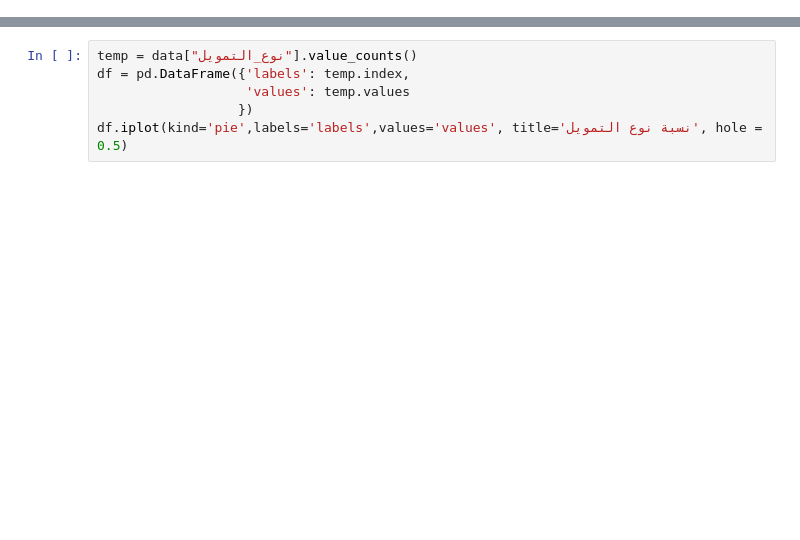
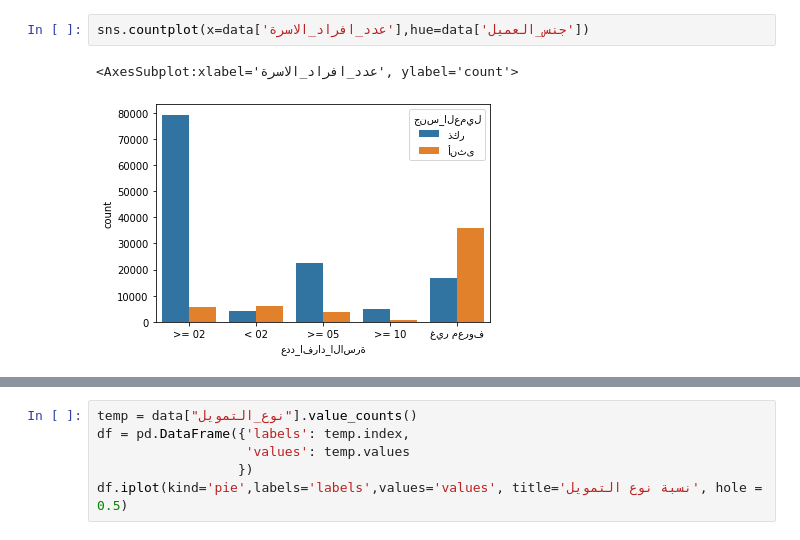
Before and after one commit to aeprogress/gov_banking_eda, a Jupyter notebook: src/lina_eda.ipynb, the cells around one changed output, grey strips where cells are left out. Cells and saved outputs as stored; diff of their text form; blank space fills up the shorter version.

```diff
--- a/src/lina_eda.ipynb
+++ b/src/lina_eda.ipynb
@@ -38 +79,6 @@ ax = sns.distplot(data["قيمة_التمويل"])
+# %%
+sns.countplot(x=data['عدد_افراد_الاسرة'],hue=data['جنس_العميل'])
+# %% [output]
+<AxesSubplot:xlabel='عدد_افراد_الاسرة', ylabel='count'>
+[figure, added]
 # %%
```
Also changed, not shown: parts of 10 cells of this notebook.
